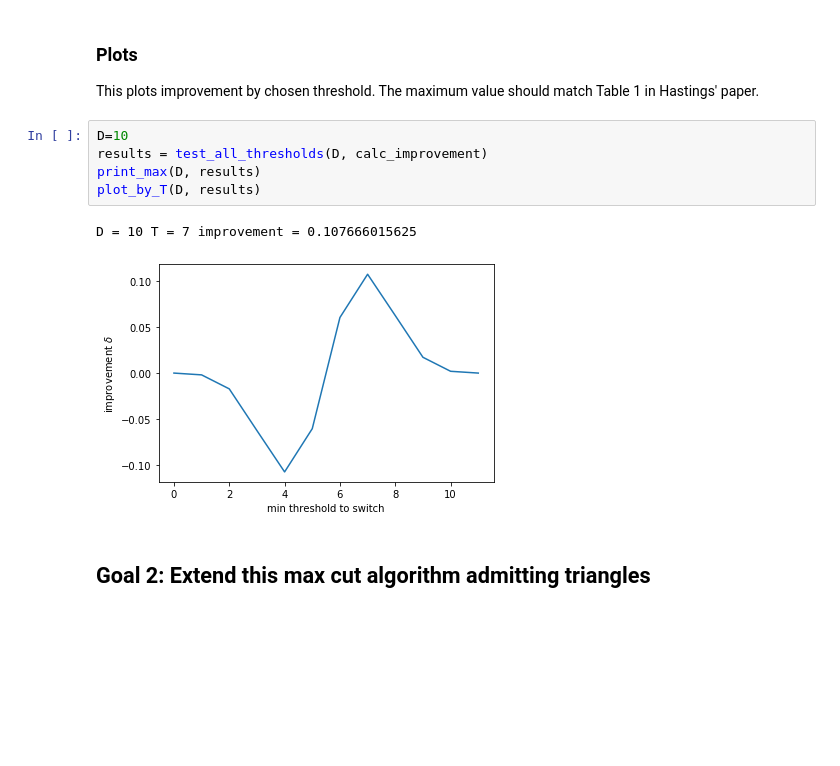
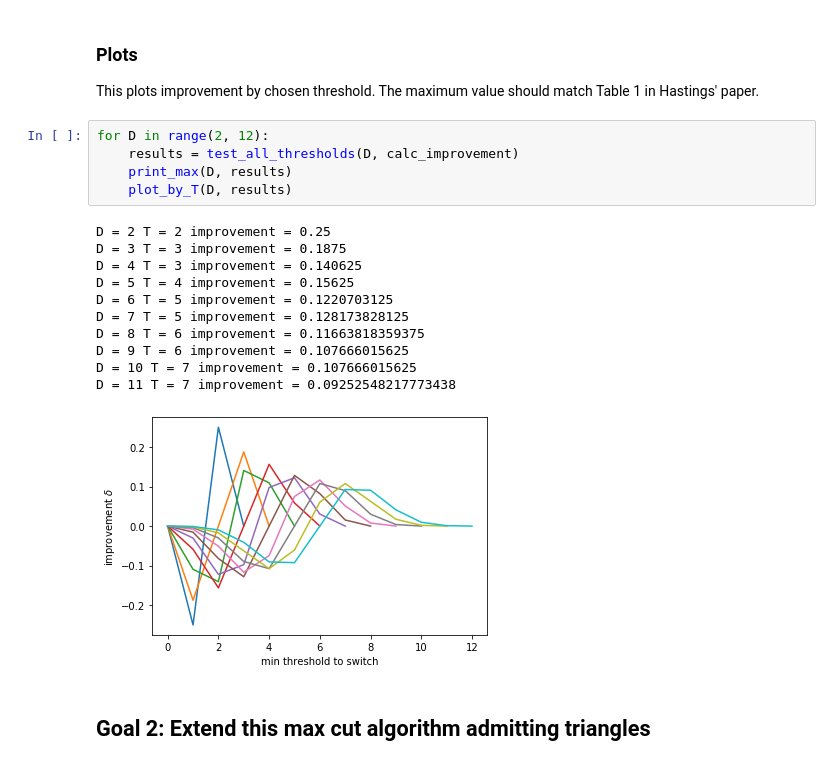
Before and after one commit to marwahaha/qaoa-local-competitors, a Jupyter notebook: hastings.ipynb, the cells around one changed output. Drawn from its saved outputs; the diff is of its cells as text; blank space fills up the shorter version.

```diff
--- a/hastings.ipynb
+++ b/hastings.ipynb
@@ -87,13 +87,22 @@ def plot_by_T(D, results):
 ### Plots
 This plots improvement by chosen threshold. The maximum value should match Table 1 in Hastings' paper.
 # %%
-D=10
-results = test_all_thresholds(D, calc_improvement)
-print_max(D, results)
-plot_by_T(D, results)
+for D in range(2, 12):
+    results = test_all_thresholds(D, calc_improvement)
+    print_max(D, results)
+    plot_by_T(D, results)
 # %% [output]
+D = 2 T = 2 improvement = 0.25
+D = 3 T = 3 improvement = 0.1875
+D = 4 T = 3 improvement = 0.140625
+D = 5 T = 4 improvement = 0.15625
+D = 6 T = 5 improvement = 0.1220703125
+D = 7 T = 5 improvement = 0.128173828125
+D = 8 T = 6 improvement = 0.11663818359375
+D = 9 T = 6 improvement = 0.107666015625
 D = 10 T = 7 improvement = 0.107666015625
+D = 11 T = 7 improvement = 0.09252548217773438
-[figure, old version]
+[figure, new version]
 # %% [markdown]
 ## Goal 2: Extend this max cut algorithm admitting triangles
 # %% [markdown]
```
Also changed, not shown: parts of 8 cells of this notebook, 1 other file.
